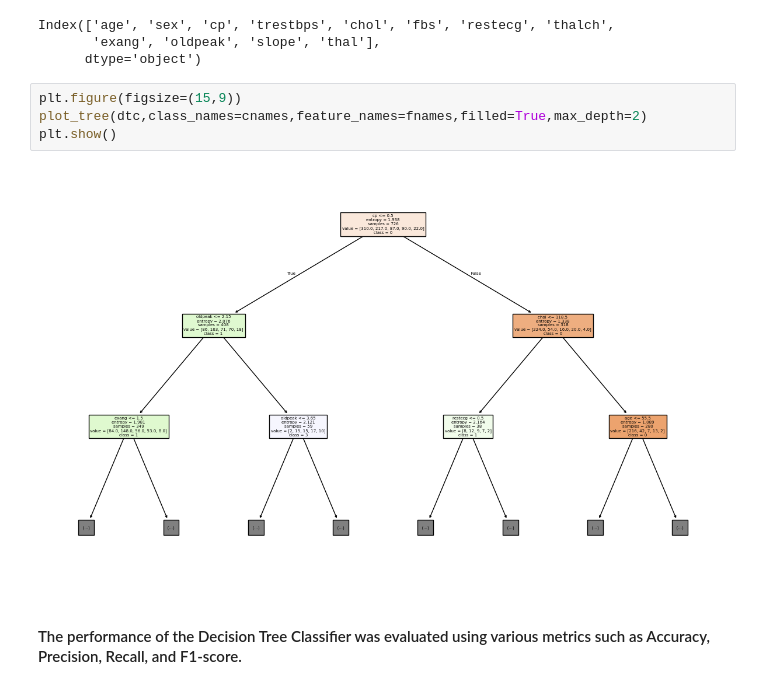
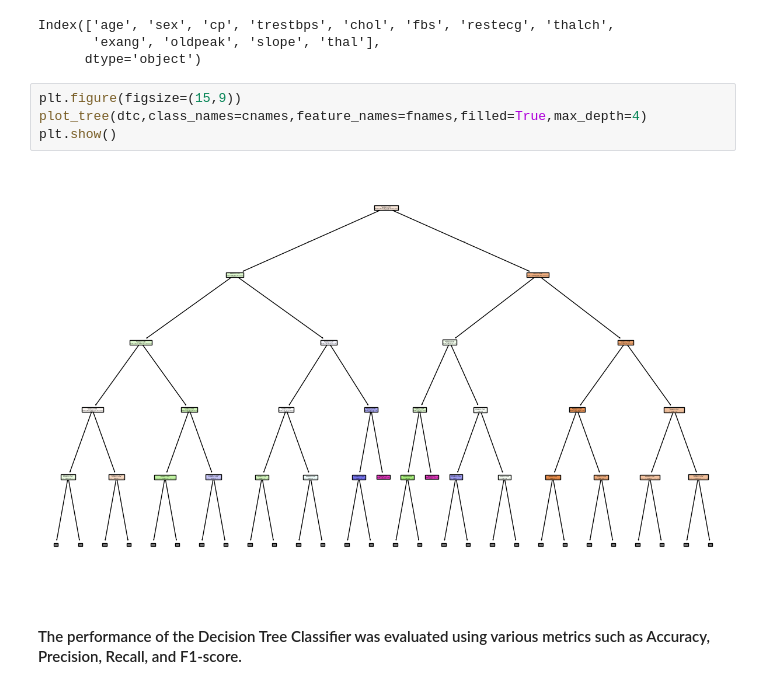
Before and after one commit to snehachanne25-coder/Data-Science-Assignments, a Jupyter notebook: Decision_Tree.ipynb, the cells around one changed output. Saved outputs shown, nothing was run; the diff lists cells and outputs as text.

```diff
--- a/Decision_Tree.ipynb
+++ b/Decision_Tree.ipynb
@@ -386,10 +386,10 @@ Index(['age', 'sex', 'cp', 'trestbps', 'chol', 'fbs', 'restecg', 'thalch',
       dtype='object')
 # %%
 plt.figure(figsize=(15,9))
-plot_tree(dtc,class_names=cnames,feature_names=fnames,filled=True,max_depth=2)
+plot_tree(dtc,class_names=cnames,feature_names=fnames,filled=True,max_depth=4)
 plt.show()
 # %% [output]
-[figure, old version]
+[figure, new version]
 # %% [markdown]
 #### The performance of the Decision Tree Classifier was evaluated using various metrics such as Accuracy, Precision, Recall, and F1-score.
 # %% [markdown]
```
